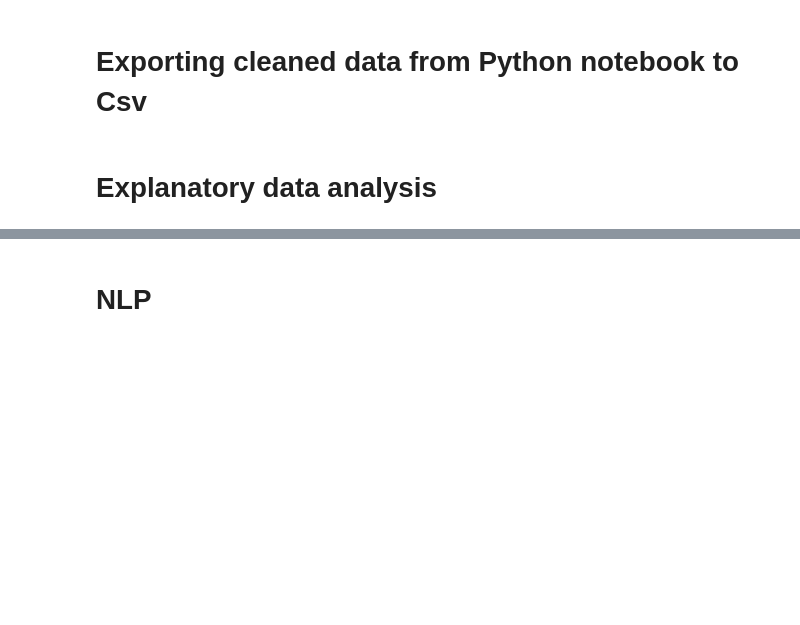
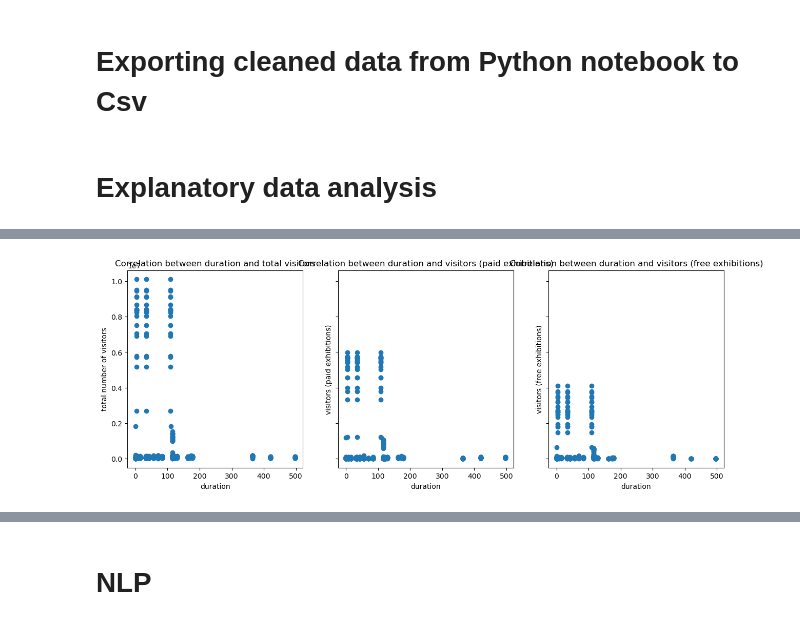
Before and after one commit to axele-mahalin/Final_Project, a Jupyter notebook: Final_project.ipynb, the cells around one changed output, grey strips where cells are left out. Drawn from its saved outputs; the diff is of its cells as text; code cells hidden in the pictures; blank space fills up the shorter version.

```diff
--- a/Final_project.ipynb
+++ b/Final_project.ipynb
@@ -781,0 +774,23 @@ Paris_exhibitions_museums.head()
+# %%
+#plot correlation between duration and TOTAL / PAYANT / GRATUIT (number of visitors)
+
+fig, (ax1, ax2, ax3) = plt.subplots(nrows=1, ncols=3, sharey=True, figsize=(15,5)) #use subplots to display the 3 graphs
+
+ax1.set_title("Correlation between duration and total visitors")
+ax1.set_xlabel("duration")
+ax1.set_ylabel("total number of visitors")
+ax1.scatter(df["durée"], df["TOTAL"])
+
+ax2.set(title="Correlation between duration and visitors (paid exhibitions)", xlabel="X", ylabel="Y")
+ax2.set_xlabel("duration")
+ax2.set_ylabel("visitors (paid exhibitions)")
+ax2.scatter(df["durée"], df["PAYANT"])
+
+ax3.set(title="Correlation between duration and visitors (free exhibitions)", xlabel="X", ylabel="Y")
+ax3.set_xlabel("duration")
+ax3.set_ylabel("visitors (free exhibitions)")
+ax3.scatter(df["durée"], df["GRATUIT"])
+
+plt.show()
+# %% [output]
+[figure, added]
```
Also changed, not shown: parts of 26 cells of this notebook, 3 other files.
